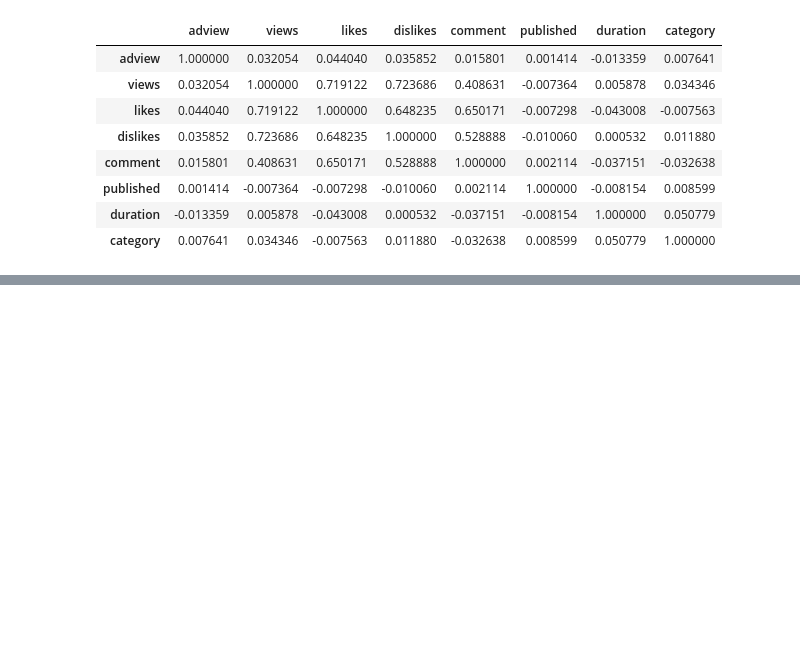
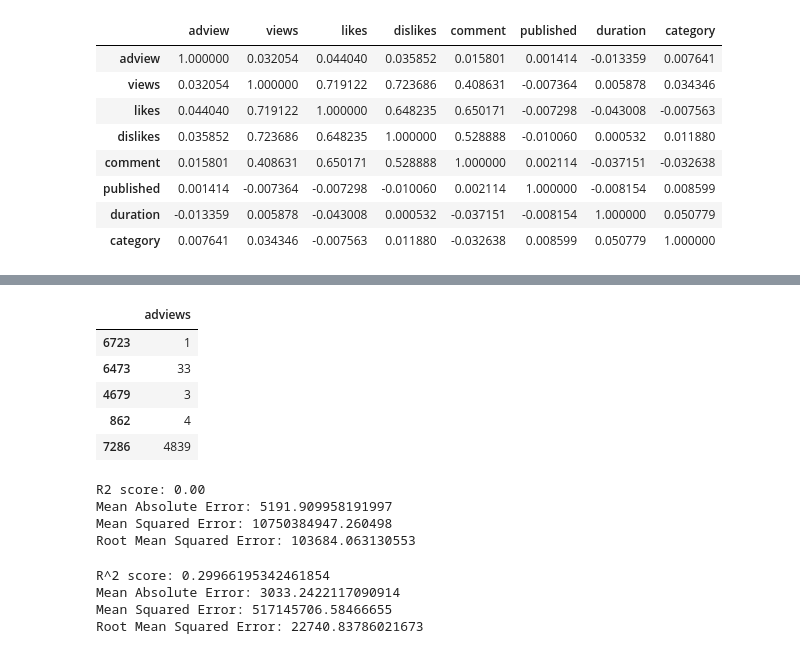
Before and after one commit to charcode123/youtube-adview-prediction, a Jupyter notebook: youtubeadviewpred.ipynb, the cells around one changed output, grey strips where cells are left out. Drawn from its saved outputs; the diff is of its cells as text; code cells hidden in the pictures; blank space fills up the shorter version.

```diff
--- a/youtubeadviewpred.ipynb
+++ b/youtubeadviewpred.ipynb
@@ -291,0 +276,19 @@ from sklearn.linear_model import LinearRegression
+# %%
+y_test[:5]
+# %% [output]
+|  | adviews |
+| 6723 | 1 |
+| 6473 | 33 |
+| 4679 | 3 |
+| 862 | 4 |
+| 7286 | 4839 |
+# %%
+print(f'R2 score: {metrics.r2_score(y_test, y_pred1):.2f}')
+print(f'Mean Absolute Error: {metrics.mean_absolute_error(y_test, y_pred1)}')
+print(f'Mean Squared Error: {metrics.mean_squared_error(y_test, y_pred1)}')
+print(f'Root Mean Squared Error: {np.sqrt(metrics.mean_squared_error(y_test, y_pred1))}')
+# %% [output]
+R2 score: 0.00
+Mean Absolute Error: 5191.909958191997
+Mean Squared Error: 10750384947.260498
+Root Mean Squared Error: 103684.063130553
@@ -291,0 +300,10 @@ from sklearn.linear_model import LinearRegression
+# %%
+print(f'R^2 score: {tree.score(X_train, y_train)}')
+print(f'Mean Absolute Error: {metrics.mean_absolute_error(y_train, y_pred2)}')
+print(f'Mean Squared Error: {metrics.mean_squared_error(y_train, y_pred2)}')
+print(f'Root Mean Squared Error: {np.sqrt(metrics.mean_squared_error(y_train, y_pred2))}')
+# %% [output]
+R^2 score: 0.29966195342461854
+Mean Absolute Error: 3033.2422117090914
+Mean Squared Error: 517145706.58466655
+Root Mean Squared Error: 22740.83786021673
```
Also changed, not shown: parts of 28 cells of this notebook, 1 other file.
